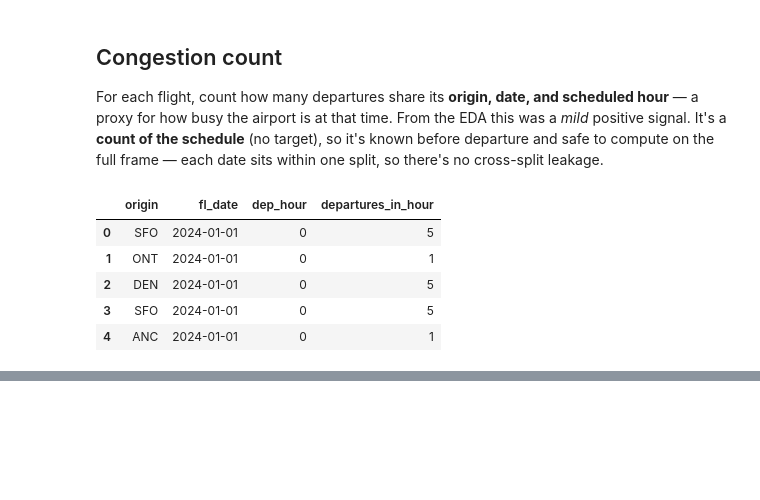
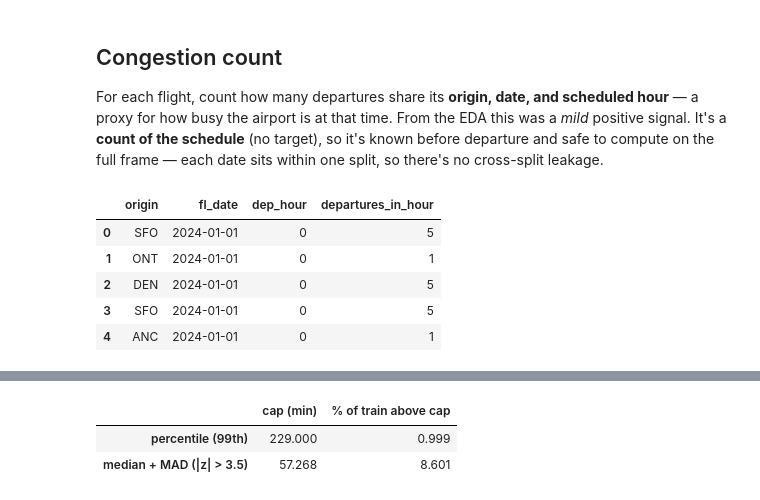
Before and after one commit to AdelinChaushev/Flight-Delay, a Jupyter notebook: notebooks/Feature_Engineering.ipynb, the cells around one changed output, grey strips where cells are left out. Cells and saved outputs as stored; diff of their text form; code cells hidden in the pictures; blank space fills up the shorter version.

```diff
--- a/notebooks/Feature_Engineering.ipynb
+++ b/notebooks/Feature_Engineering.ipynb
@@ -165,0 +235,20 @@ flights[["origin", "fl_date", "dep_hour", "departures_in_hour"]].head()
+# %%
+tr = flights.loc[flights["split"] == "train", "arr_delay"]
+
+
+c_pct = tr.quantile(0.99)
+
+
+med = tr.median()
+mad = (tr - med).abs().median()
+c_mad = med + 3.5 / 0.6745 * mad
+
+pd.DataFrame(
+    {"cap (min)": [c_pct, c_mad],
+     "% of train above cap": [(tr > c_pct).mean() * 100, (tr > c_mad).mean() * 100]},
+    index=["percentile (99th)", "median + MAD (|z| > 3.5)"],
+).round(3)
+# %% [output]
+|  | cap (min) | % of train above cap |
+| percentile (99th) | 229.000 | 0.999 |
+| median + MAD (|z| > 3.5) | 57.268 | 8.601 |
```
Also changed, not shown: parts of 10 cells of this notebook.
